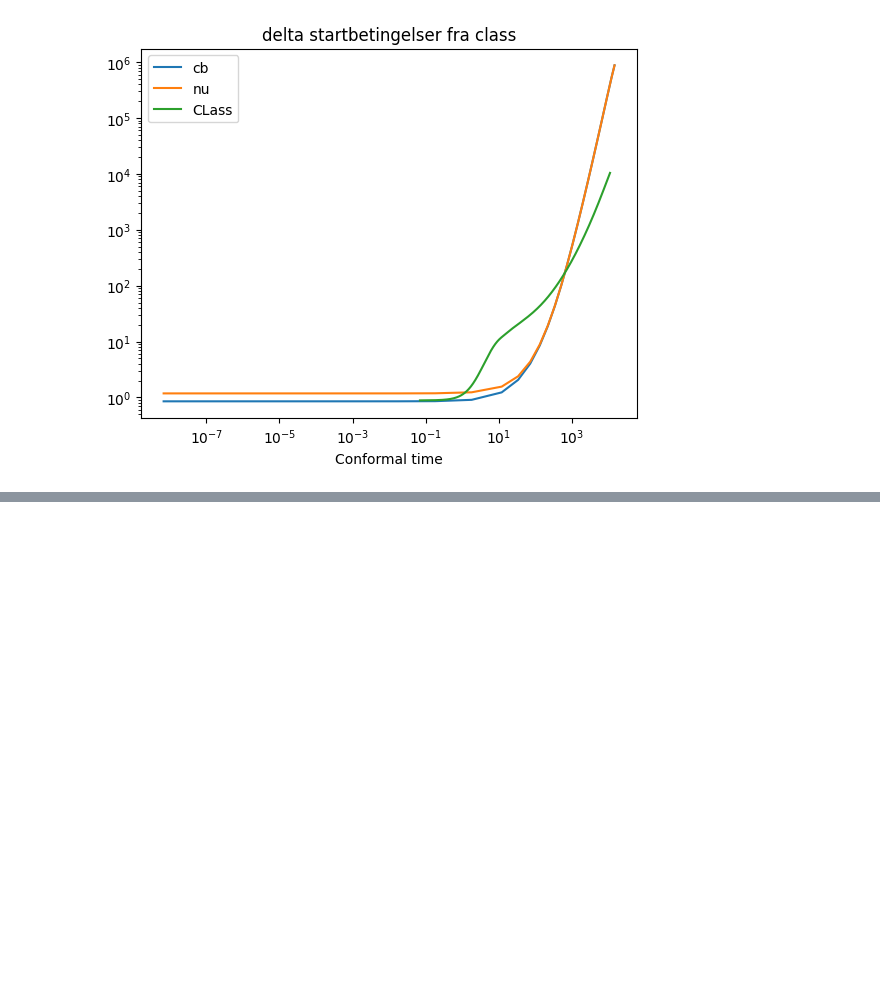
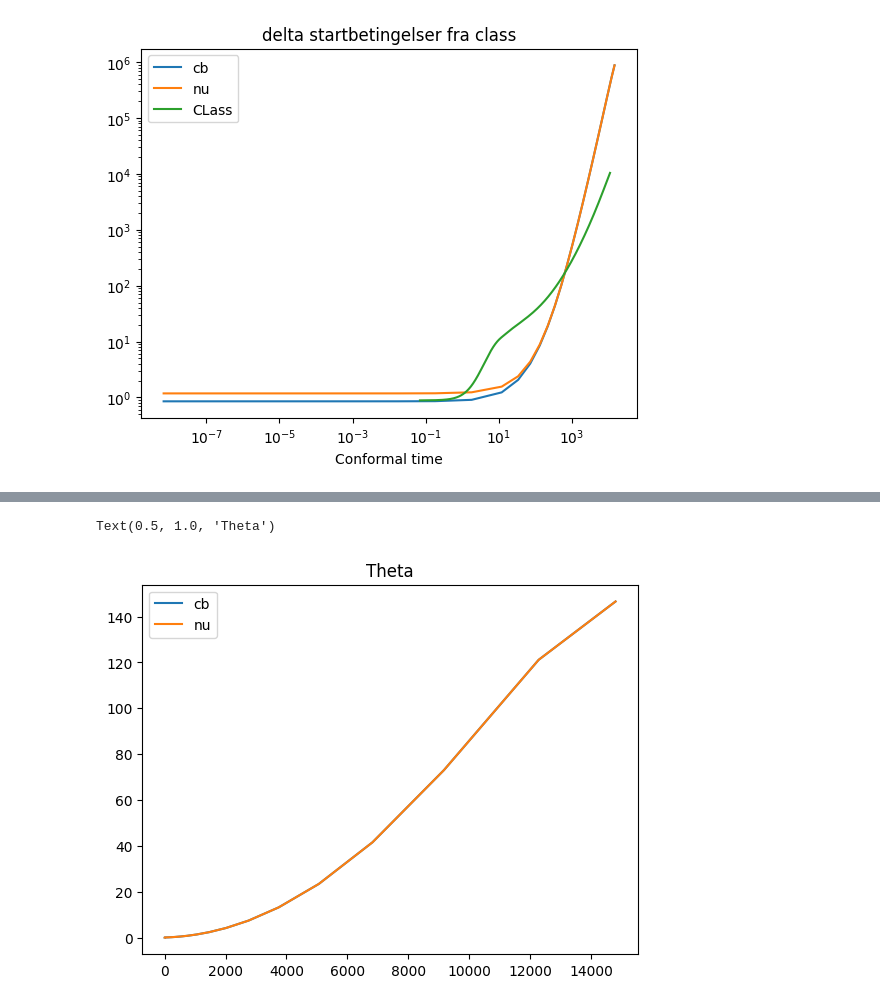
Before and after one commit to eriksteenberg/Grim-kode, a Jupyter notebook: Class shenanigens.ipynb, the cells around one changed output, grey strips where cells are left out. Cells and saved outputs as stored; diff of their text form; code cells hidden in the pictures; blank space fills up the shorter version.

```diff
--- a/Class shenanigens.ipynb
+++ b/Class shenanigens.ipynb
@@ -325,0 +345,10 @@ success
+# %%
+plt.plot(tau3,theta_cb3,label="cb")
+#plt.plot(pts0['tau [Mpc]'],pts0['theta_' + "cdm"],label="Class")
+#plt.plot(pts0['tau [Mpc]'],pts0['theta_' + "ur"],label="Class")
+plt.plot(tau3,theta_nu3,label="nu")
+plt.legend()
+plt.title("Theta")
+# %% [output]
+Text(0.5, 1.0, 'Theta')
+[figure, added]
```
Also changed, not shown: parts of 12 cells of this notebook.
